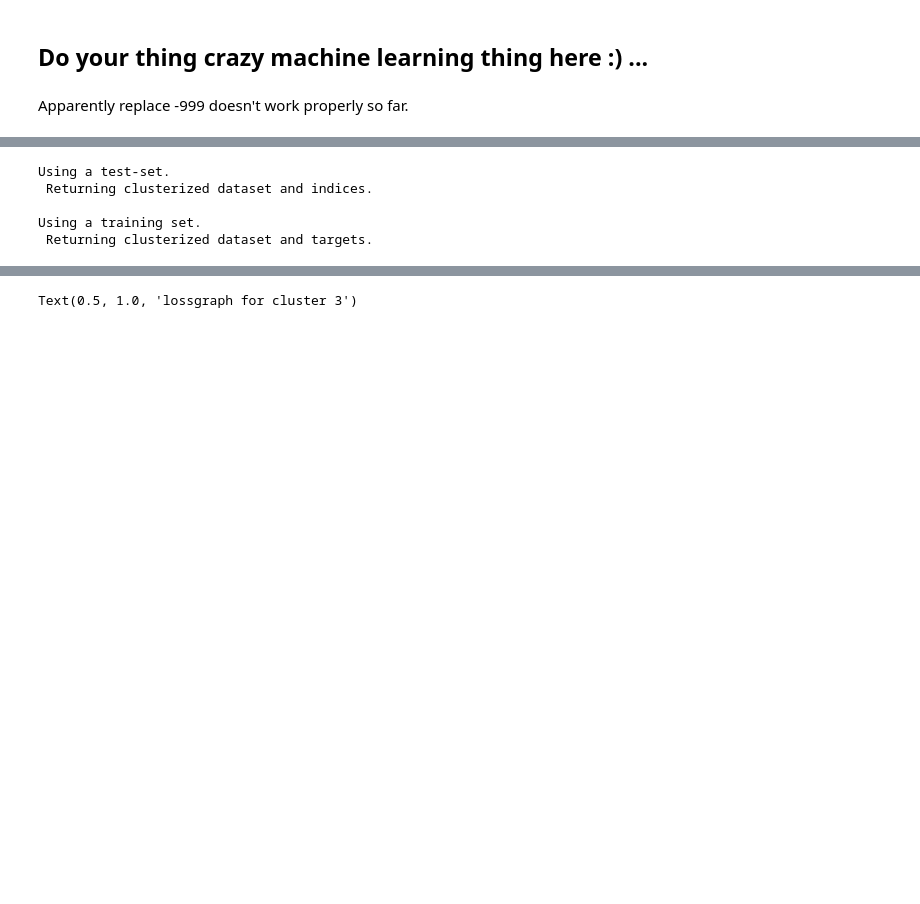
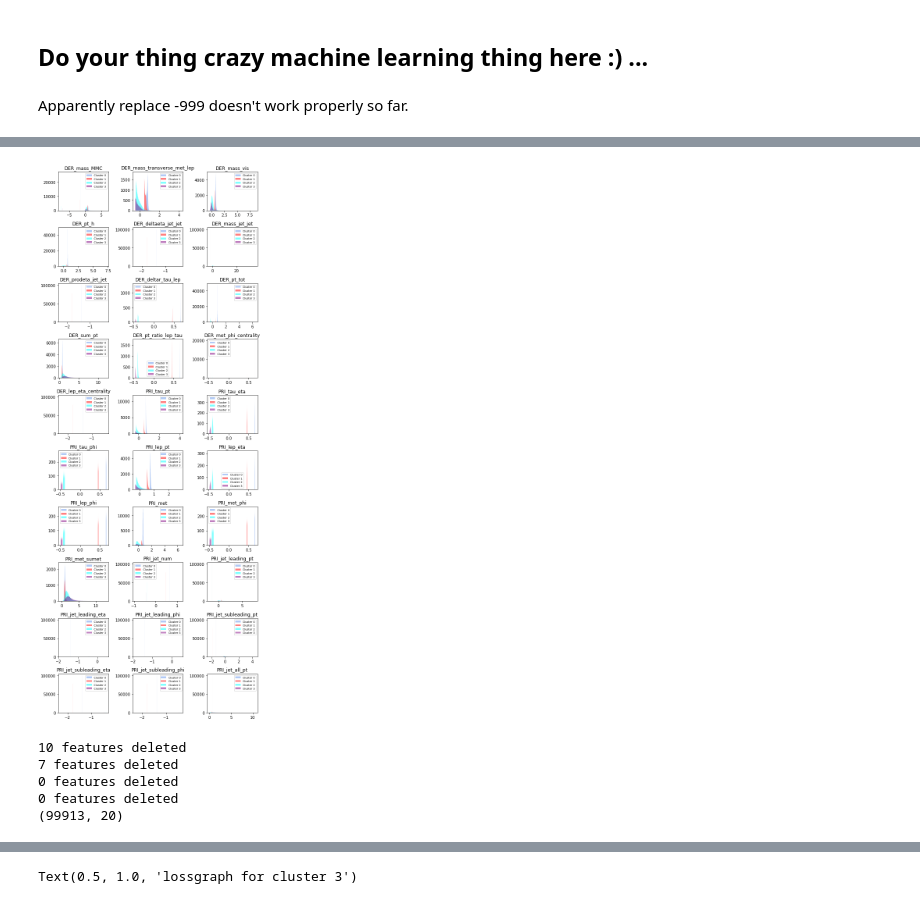
Before and after one commit to richieYT-wan/ML_project1, a Jupyter notebook: scripts/project1_clusteringtest.ipynb, the cells around one changed output, grey strips where cells are left out. Drawn from its saved outputs; the diff is of its cells as text; code cells hidden in the pictures; blank space fills up the shorter version.

```diff
--- a/scripts/project1_clusteringtest.ipynb
+++ b/scripts/project1_clusteringtest.ipynb
@@ -23,11 +35,26 @@ Apparently replace -999 doesn't work properly so far.
+# %%
+#Retesting after normalizing
+#Naïve pre-processing.
+tx0_std, _, _ = standardize(tx0)
+tx1_std, _, _ = standardize(tx1)
+tx2_std, _, _ = standardize(tx2)
+tx3_std, _, _ = standardize(tx3)
+histogram_clusters(tx0_std,tx1_std,tx2_std,tx3_std,DATA_TRAIN_PATH)
+# %% [output]
+[figure, added]
 # %%
-#Clustering
-tx0, y0, tx1, y1, tx2, y2, tx3, y3 = prijetnum_clustering(tx_train,y)
+#Deleting useless feature:
+tx_df0, idx_tk0 = delete_features(tx0)
+tx_df1, idx_tk1 = delete_features(tx1)
+tx_df2, idx_tk2 = delete_features(tx2)
+tx_df3, idx_tk3 = delete_features(tx3)
+
+print(np.shape(tx_df0))
 #Naïve pre-processing.
-tx0, _, _ = standardize(tx0)
-tx1, _, _ = standardize(tx1)
-tx2, _, _ = standardize(tx2)
-tx3, _, _ = standardize(tx3)
+tx0, _, _ = standardize(tx_df0)
+tx1, _, _ = standardize(tx_df1)
+tx2, _, _ = standardize(tx_df2)
+tx3, _, _ = standardize(tx_df3)
 
 tx0 = add_bias(tx0)
 tx1 = add_bias(tx1)
@@ -36,11 +63,11 @@ tx3 = add_bias(tx3)
 
 lambda_ = 3e-4
 # %% [output]
-Using a test-set.
- Returning clusterized dataset and indices.
-
-Using a training set.
- Returning clusterized dataset and targets.
+10 features deleted
+7 features deleted
+0 features deleted
+0 features deleted
+(99913, 20)
 # %%
 #Prediction with Ridge
 losses0 = []
```
Also changed, not shown: parts of 9 cells of this notebook, 3 other files.
